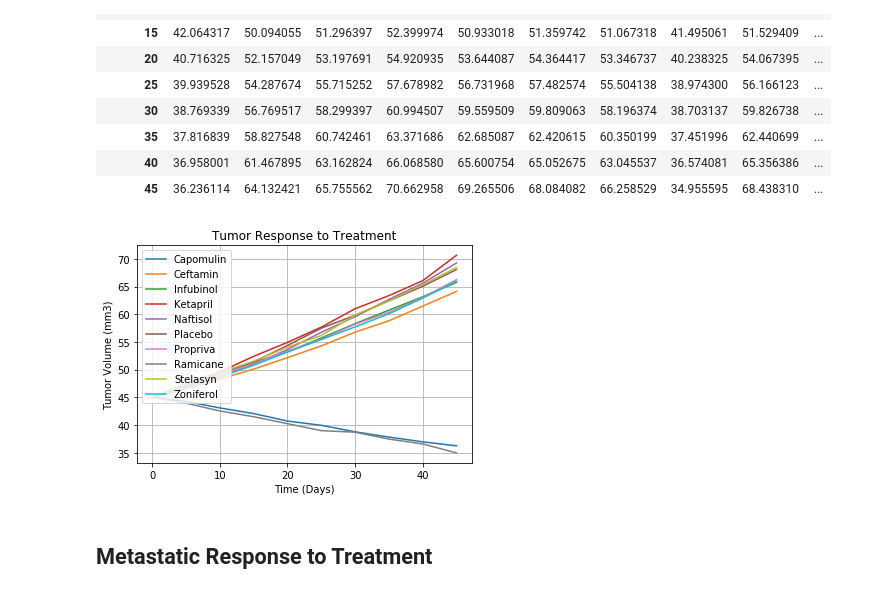
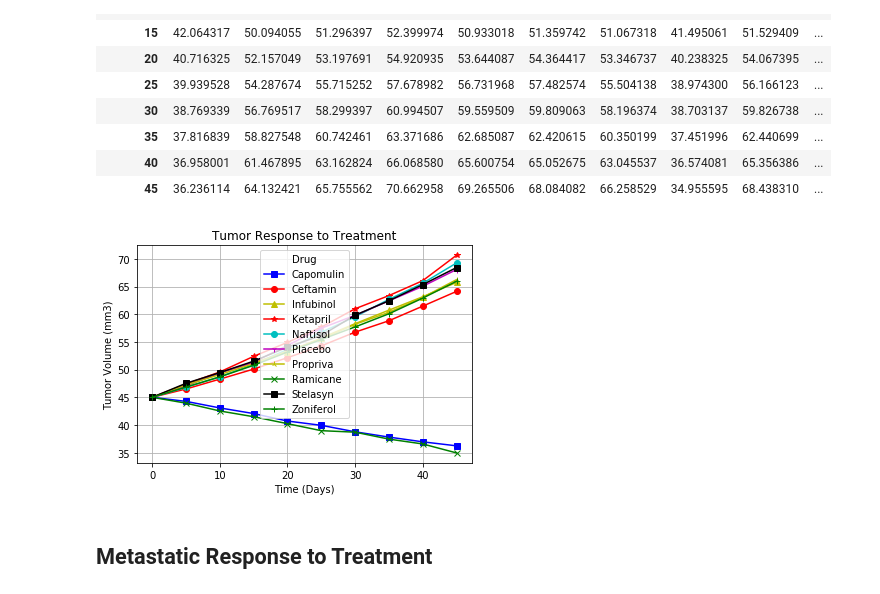
Before and after one commit to nrm94ee330/python-challenge, a Jupyter notebook: HW_matplotlib/Pymaceuticals/OP2.ipynb, the cells around one changed output. Cells and saved outputs as stored; diff of their text form; code cells hidden in the pictures.

```diff
--- a/HW_matplotlib/Pymaceuticals/OP2.ipynb
+++ b/HW_matplotlib/Pymaceuticals/OP2.ipynb
@@ -111,28 +111,35 @@ pivot_df
 # %%
 # Generate the Plot (with Error Bars)
 import itertools
 
 timepoint=pivot_df.index
 #print(timepoint)
 labels=pivot_df.keys()
 #print(labels)
 # Save the Figure
-markers=['.',',','o','v','^','<','>','1','2','3']
-Tum_Vol = plt.plot(timepoint, pivot_df)
-plt.legend(Tum_Vol,labels,loc='upper left')
+#markers=['.',',','o','v','^','<','>','1','2','3']
+styles=['bs-', 'ro-', 'y^-','r*-','co-','m1-','y2-','gx-','ks-','g+-']
+
+
+#Tum_Vol = plt.plot(timepoint, pivot_df)
+pivot_df.plot(style=styles)
+#plt.legend(Tum_Vol,labels,loc='upper left')
 # Plot the unemployment values for a single country
 #country_one, = plt.plot(years, combined_unemployed_data.loc['USA',["2010","2011","2012","2013","2014"]],
 #                        color="green",label=combined_unemployed_data.loc['USA',"Country Name"])
+
+
+
 
 # Create a legend for our chart
 plt.grid()
 plt.title("Tumor Response to Treatment")
 plt.xlabel("Time (Days)")
 plt.ylabel("Tumor Volume (mm3)")
 # Show the Figure
 plt.show()
 # %% [output]
-[figure, old version]
+[figure, new version]
 # %% [markdown]
 ## Metastatic Response to Treatment
 # %%
```
Also changed, not shown: parts of 3 cells of this notebook.
